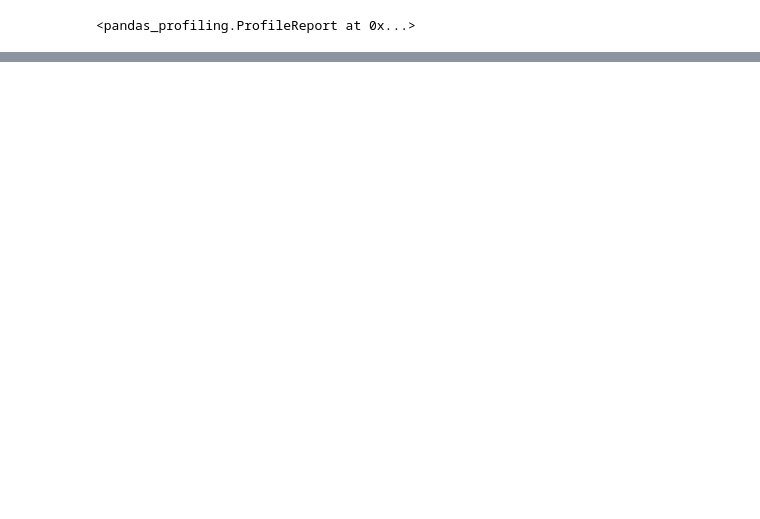
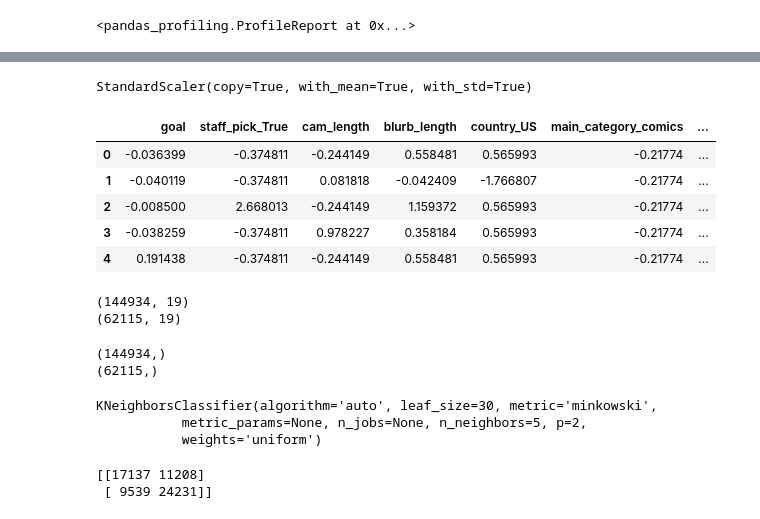
Before and after one commit to natashaborders-zz/Predicting_Kickstarter_Campaign_Success, a Jupyter notebook: Exploratory_Data_Analysis_Workbooks/KNN_Initial_Analysis.ipynb, the cells around one changed output, grey strips where cells are left out. Saved outputs shown, nothing was run; the diff lists cells and outputs as text; code cells hidden in the pictures; blank space fills up the shorter version.

```diff
--- a/Exploratory_Data_Analysis_Workbooks/Data_Analysis.ipynb
+++ b/Exploratory_Data_Analysis_Workbooks/KNN_Initial_Analysis.ipynb
@@ -21,0 +45,2 @@ pandas_profiling.ProfileReport(kickstarter)
+# %%
+kickstarter_numeric = kickstarter.drop(columns = ['id', 'slug', 'child_category','location'])
@@ -21,0 +69,18 @@ pandas_profiling.ProfileReport(kickstarter)
+# %%
+scaler = StandardScaler()
+# %%
+scaler.fit(kickstarter_numeric.drop('state_successful',axis=1))
+# %% [output]
+StandardScaler(copy=True, with_mean=True, with_std=True)
+# %%
+scaled_features = scaler.transform(kickstarter_numeric.drop('state_successful',axis=1))
+# %%
+df_feat = pd.DataFrame(scaled_features,columns=kickstarter_numeric.columns[1:])
+df_feat.head()
+# %% [output]
+|  | goal | staff_pick_True | cam_length | blurb_length | country_US | main_category_comics | ... |
+| 0 | -0.036399 | -0.374811 | -0.244149 | 0.558481 | 0.565993 | -0.21774 | ... |
+| 1 | -0.040119 | -0.374811 | 0.081818 | -0.042409 | -1.766807 | -0.21774 | ... |
+| 2 | -0.008500 | 2.668013 | -0.244149 | 1.159372 | 0.565993 | -0.21774 | ... |
+| 3 | -0.038259 | -0.374811 | 0.978227 | 0.358184 | 0.565993 | -0.21774 | ... |
+| 4 | 0.191438 | -0.374811 | -0.244149 | 0.558481 | 0.565993 | -0.21774 | ... |
@@ -21,0 +90,14 @@ pandas_profiling.ProfileReport(kickstarter)
+# %%
+# print the shapes of the X objects
+print(X_train.shape)
+print(X_test.shape)
+# %% [output]
+(144934, 19)
+(62115, 19)
+# %%
+# print the shapes of the y objects
+print(y_train.shape)
+print(y_test.shape)
+# %% [output]
+(144934,)
+(62115,)
@@ -21,0 +106,6 @@ pandas_profiling.ProfileReport(kickstarter)
+# %%
+knn.fit(X_train,y_train)
+# %% [output]
+KNeighborsClassifier(algorithm='auto', leaf_size=30, metric='minkowski',
+           metric_params=None, n_jobs=None, n_neighbors=5, p=2,
+           weights='uniform')
@@ -21,0 +114,5 @@ pandas_profiling.ProfileReport(kickstarter)
+# %%
+print(confusion_matrix(y_test,pred))
+# %% [output]
+[[17137 11208]
+ [ 9539 24231]]
```
Also changed, not shown: parts of 13 cells of this notebook, 3 other files.
